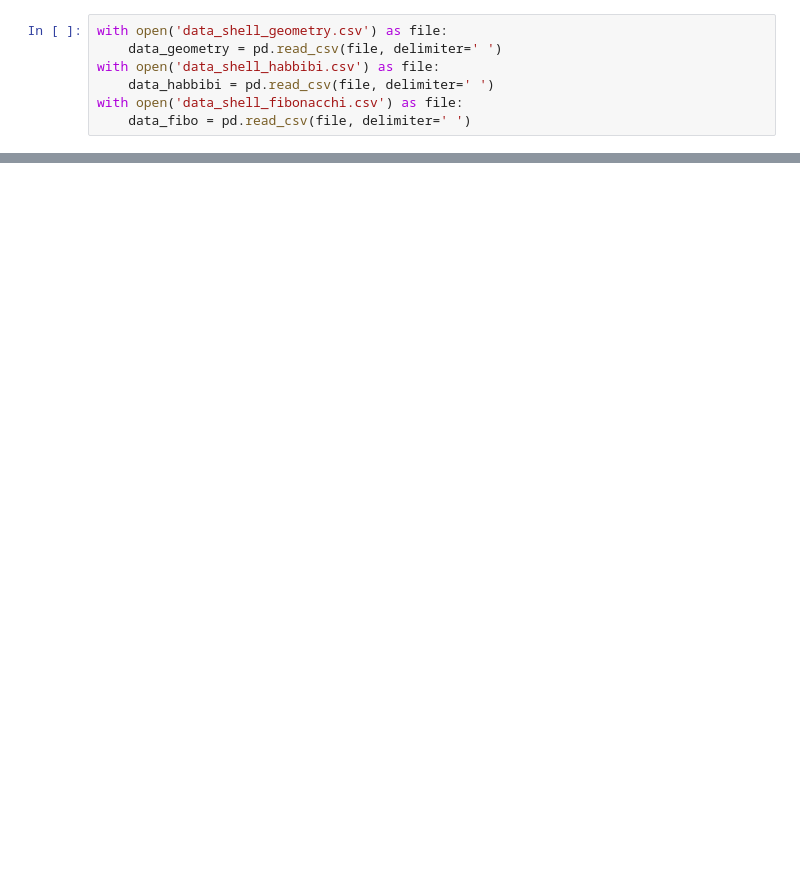
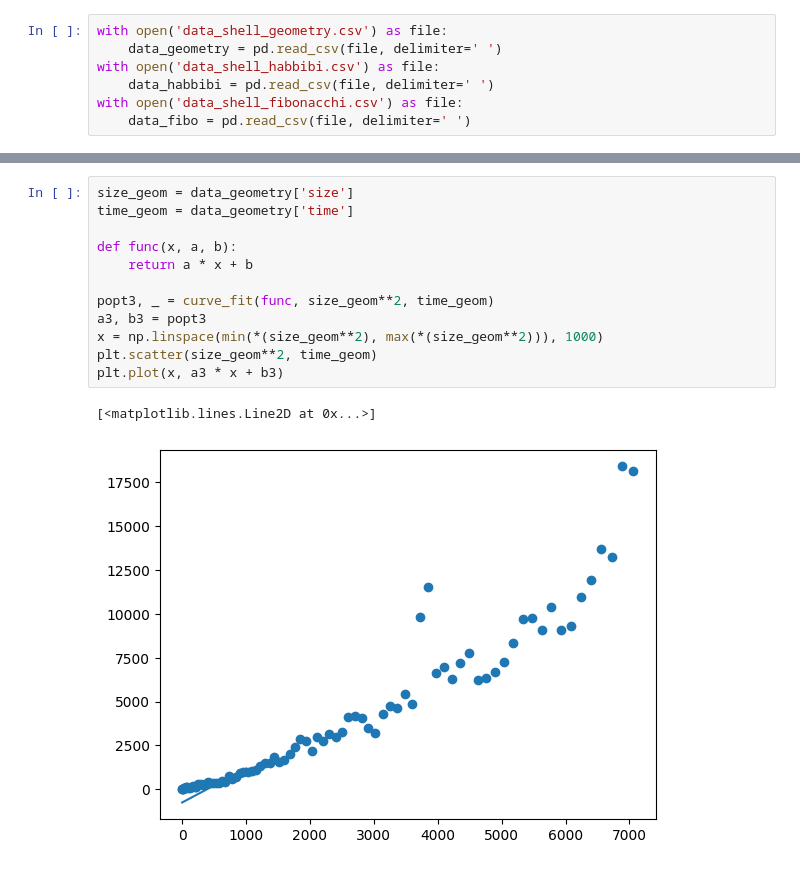
Before and after one commit to phystech-lunev-da/programming-semestr2, a Jupyter notebook: lab2/task1/Graphic.ipynb, the cells around one changed output, grey strips where cells are left out. Cells and saved outputs as stored; diff of their text form; blank space fills up the shorter version.

```diff
--- a/lab2/task1/Graphic.ipynb
+++ b/lab2/task1/Graphic.ipynb
@@ -103,0 +104,15 @@ fibonacchi:  1.439472569696136
+# %%
+size_geom = data_geometry['size']
+time_geom = data_geometry['time']
+
+def func(x, a, b):
+    return a * x + b
+
+popt3, _ = curve_fit(func, size_geom**2, time_geom)
+a3, b3 = popt3
+x = np.linspace(min(*(size_geom**2), max(*(size_geom**2))), 1000)
+plt.scatter(size_geom**2, time_geom)
+plt.plot(x, a3 * x + b3)
+# %% [output]
+[<matplotlib.lines.Line2D at 0x...>]
+[figure, added]
```
Also changed, not shown: parts of 3 cells of this notebook, 11 other files.
